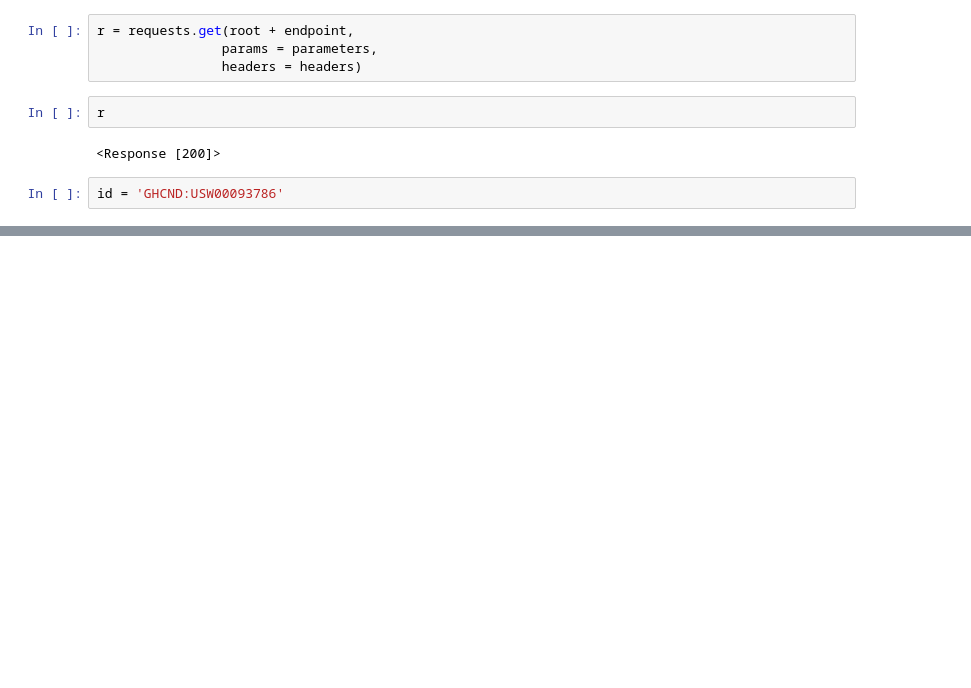
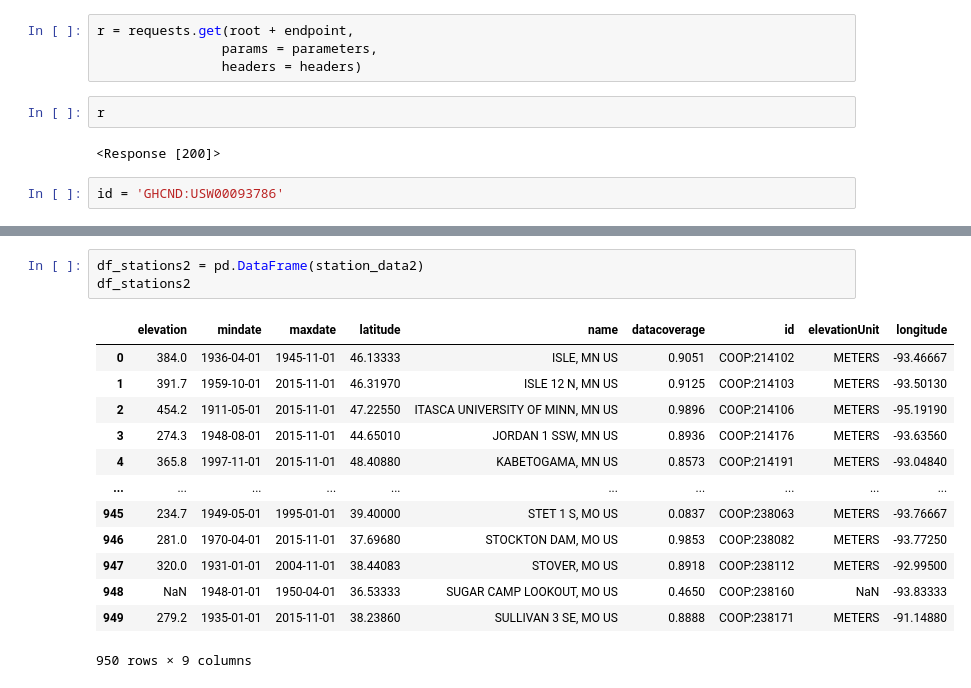
Before and after one commit to lizzy-miller/Tides, a Jupyter notebook: NOAA.ipynb, the cells around one changed output, grey strips where cells are left out. Cells and saved outputs as stored; diff of their text form; blank space fills up the shorter version.

```diff
--- a/NOAA.ipynb
+++ b/NOAA.ipynb
@@ -159,0 +227,17 @@ json.loads(r.text)
+# %%
+df_stations2 = pd.DataFrame(station_data2)
+df_stations2
+# %% [output]
+|  | elevation | mindate | maxdate | latitude | name | datacoverage | id | elevationUnit | longitude |
+| 0 | 384.0 | 1936-04-01 | 1945-11-01 | 46.13333 | ISLE, MN US | 0.9051 | COOP:214102 | METERS | -93.46667 |
+| 1 | 391.7 | 1959-10-01 | 2015-11-01 | 46.31970 | ISLE 12 N, MN US | 0.9125 | COOP:214103 | METERS | -93.50130 |
+| 2 | 454.2 | 1911-05-01 | 2015-11-01 | 47.22550 | ITASCA UNIVERSITY OF MINN, MN US | 0.9896 | COOP:214106 | METERS | -95.19190 |
+| 3 | 274.3 | 1948-08-01 | 2015-11-01 | 44.65010 | JORDAN 1 SSW, MN US | 0.8936 | COOP:214176 | METERS | -93.63560 |
+| 4 | 365.8 | 1997-11-01 | 2015-11-01 | 48.40880 | KABETOGAMA, MN US | 0.8573 | COOP:214191 | METERS | -93.04840 |
+| ... | ... | ... | ... | ... | ... | ... | ... | ... | ... |
+| 945 | 234.7 | 1949-05-01 | 1995-01-01 | 39.40000 | STET 1 S, MO US | 0.0837 | COOP:238063 | METERS | -93.76667 |
+| 946 | 281.0 | 1970-04-01 | 2015-11-01 | 37.69680 | STOCKTON DAM, MO US | 0.9853 | COOP:238082 | METERS | -93.77250 |
+| 947 | 320.0 | 1931-01-01 | 2004-11-01 | 38.44083 | STOVER, MO US | 0.8918 | COOP:238112 | METERS | -92.99500 |
+| 948 | NaN | 1948-01-01 | 1950-04-01 | 36.53333 | SUGAR CAMP LOOKOUT, MO US | 0.4650 | COOP:238160 | NaN | -93.83333 |
+| 949 | 279.2 | 1935-01-01 | 2015-11-01 | 38.23860 | SULLIVAN 3 SE, MO US | 0.8888 | COOP:238171 | METERS | -91.14880 |
+950 rows × 9 columns
```
Also changed, not shown: parts of 22 cells of this notebook, 15 other files.
